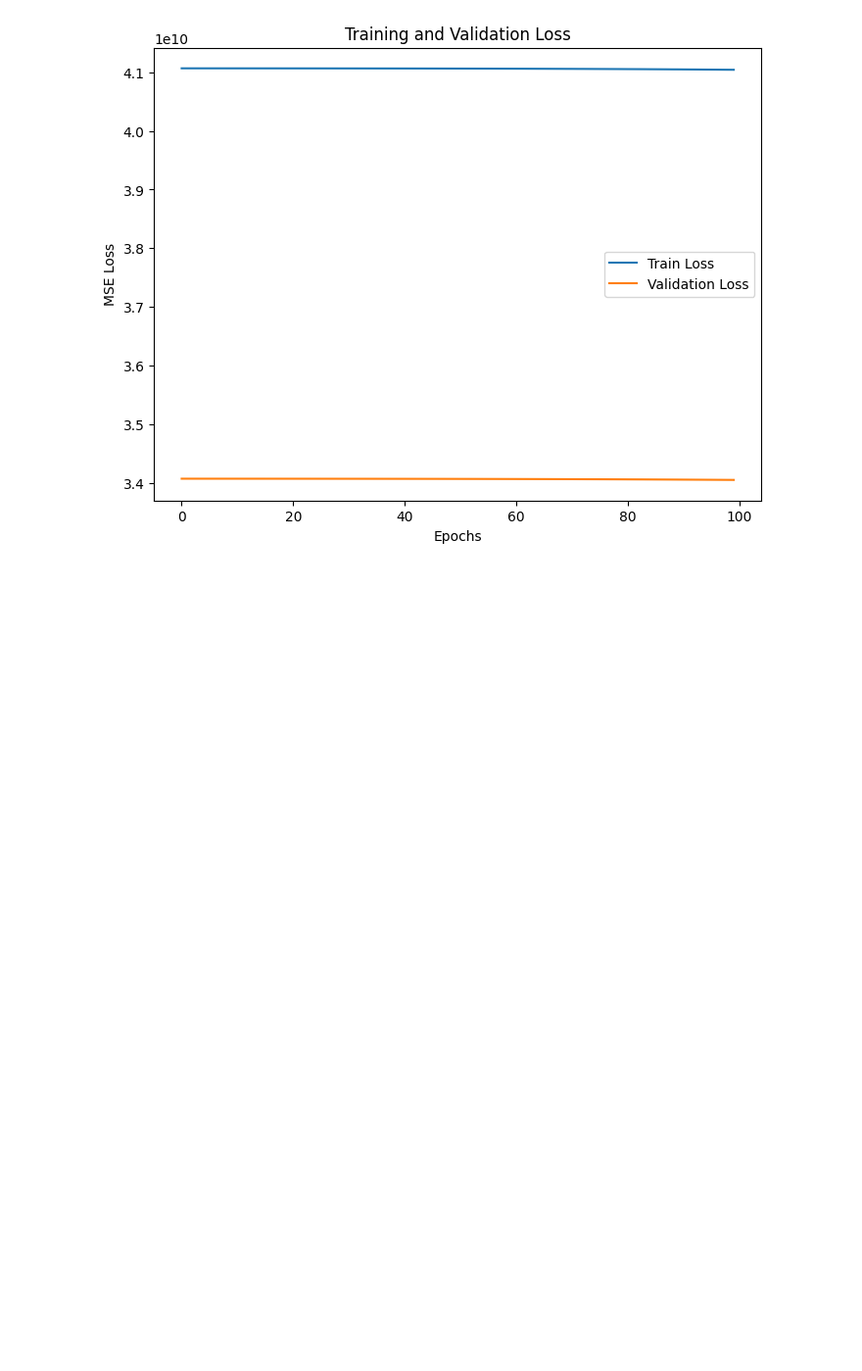
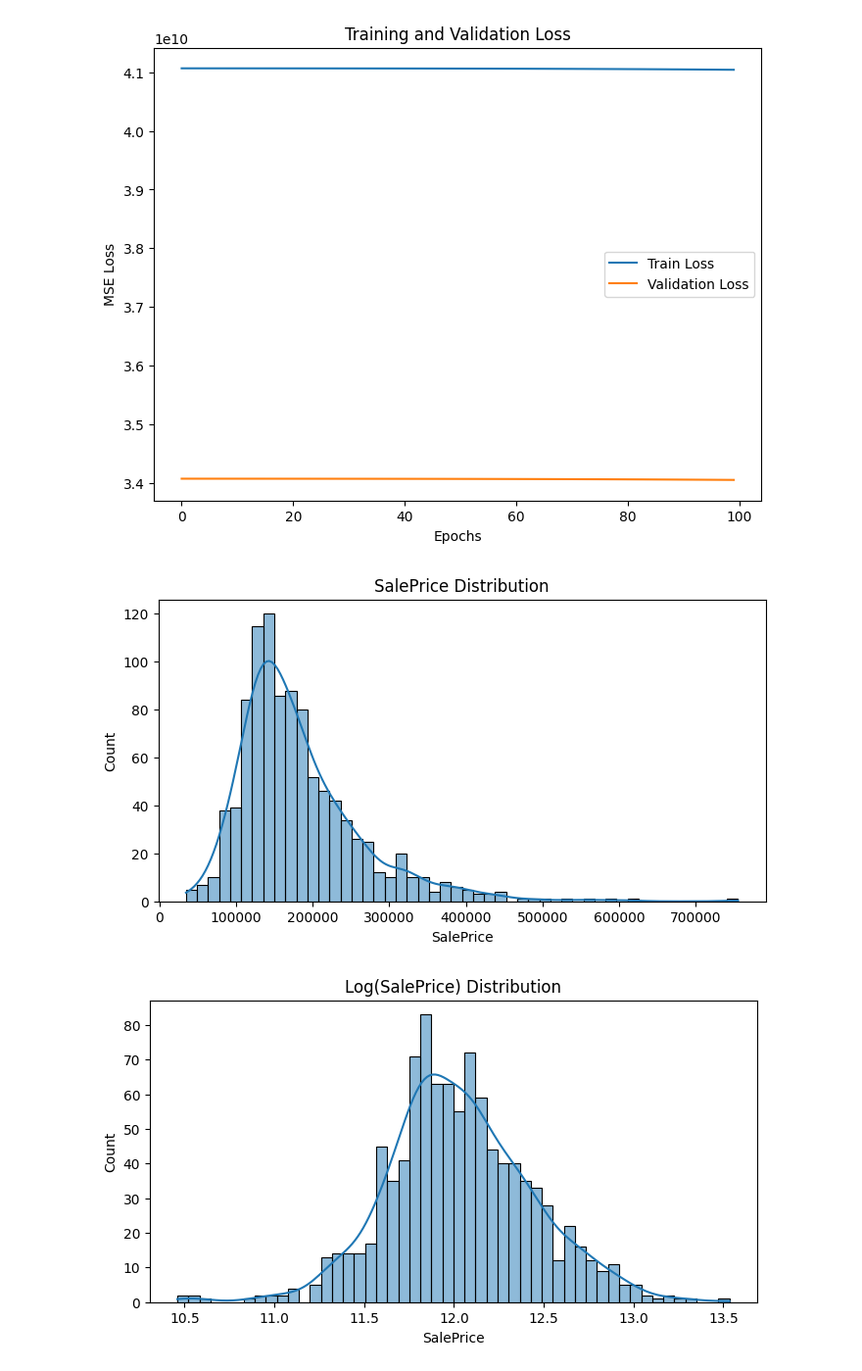
Before and after one commit to saleemaldajani/houseprice-prediction-using-neural-nets-saleemaldajani, a Jupyter notebook: pytorch_v2.ipynb, the cells around one changed output. Shown at 98% size. Saved outputs shown, nothing was run; the diff lists cells and outputs as text; code cells hidden in the pictures; blank space fills up the shorter version.

```diff
--- a/pytorch_v2.ipynb
+++ b/pytorch_v2.ipynb
@@ -314,3 +314,21 @@ plt.title('Training and Validation Loss')
 plt.show()
 # %% [output]
 [figure]
+# %%
+import seaborn as sns
+import matplotlib.pyplot as plt
+
+# Plot distribution of SalePrice (or log(SalePrice))
+plt.figure(figsize=(8, 4))
+sns.histplot(train_df['SalePrice'], bins=50, kde=True)
+plt.title('SalePrice Distribution')
+plt.show()
+
+# If using log transformation:
+plt.figure(figsize=(8, 4))
+sns.histplot(np.log(train_df['SalePrice']), bins=50, kde=True)
+plt.title('Log(SalePrice) Distribution')
+plt.show()
+# %% [output]
+[figure, added]
+[figure, added]
```
Also changed, not shown: 2 other files.
